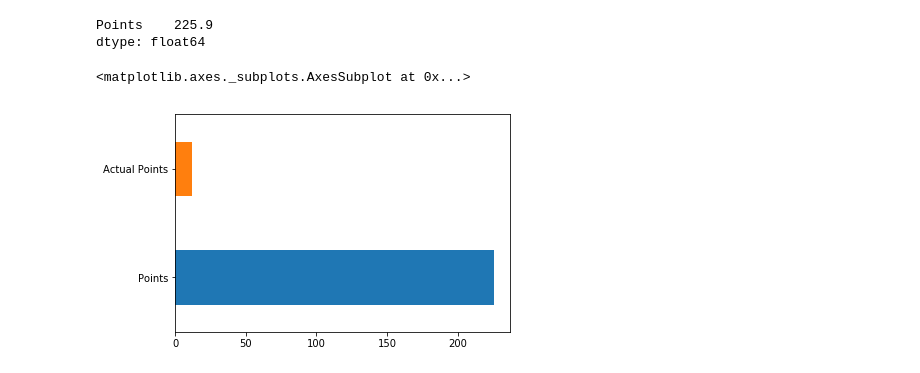
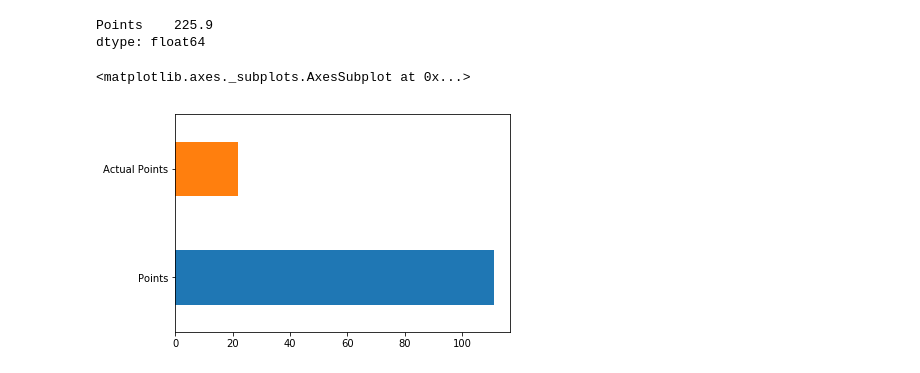
Before and after one commit to gabelula/trac-tor, a Jupyter notebook: Sponsor 19.ipynb, the cells around one changed output. Saved outputs shown, nothing was run; the diff lists cells and outputs as text; code cells hidden in the pictures.

```diff
--- a/Sponsor 19.ipynb
+++ b/Sponsor 19.ipynb
@@ -82,7 +82,7 @@ Points    225.9
 dtype: float64
 # %%
 # How many days took to complete the ticket versus estimation (there may not be enough data on actual points for this)
-csv_file.query('Status!="closed"').filter(['Points', 'Actual Points']).sum().plot.barh()
+csv_file.query('Status=="closed"').filter(['Points', 'Actual Points']).sum().plot.barh()
 # %% [output]
 <matplotlib.axes._subplots.AxesSubplot at 0x...>
-[figure, old version]
+[figure, new version]
```
Also changed, not shown: parts of 1 cell of this notebook, 3 other files.
